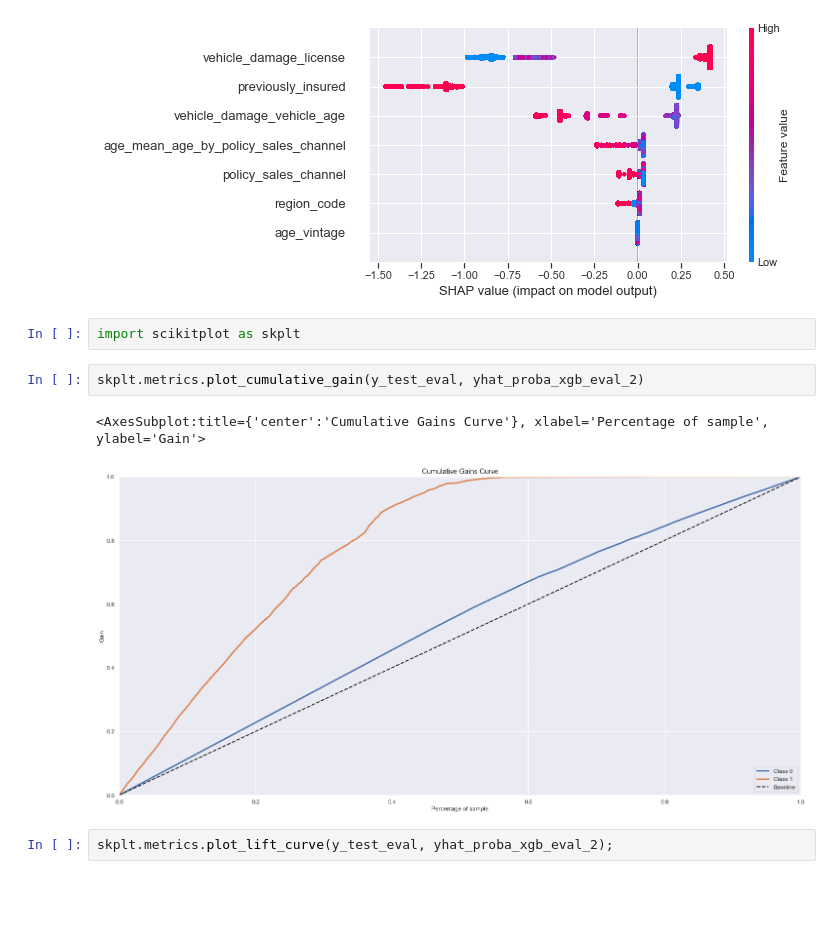
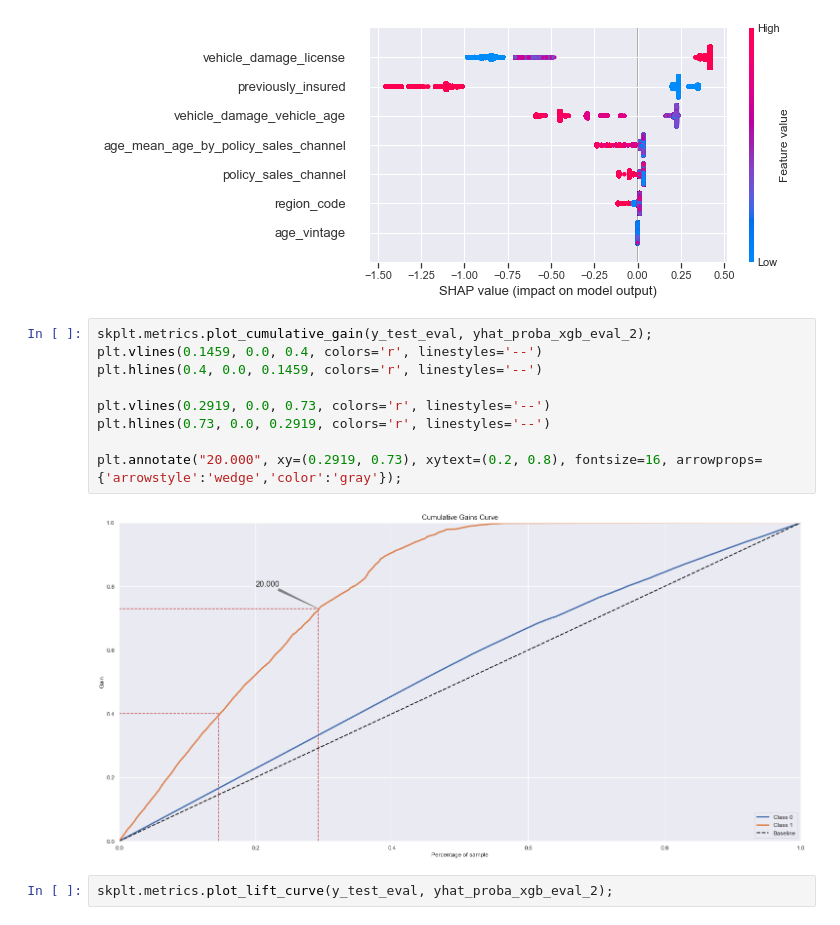
Before and after one commit to FabioCaffarello/insurance-cross-sell, a Jupyter notebook: 01-Notebooks/end_to_end_insurance_cross_sell.ipynb, the cells around one changed output. Cells and saved outputs as stored; diff of their text form; blank space fills up the shorter version.

Commit message:
cumulative gains

```diff
--- a/01-Notebooks/end_to_end_insurance_cross_sell.ipynb
+++ b/01-Notebooks/end_to_end_insurance_cross_sell.ipynb
@@ -2349,13 +2294,17 @@ shap.force_plot(explainer.expected_value, shap_values[10000,:], X_train_cv.iloc[
 shap.summary_plot(shap_values[:,:], X_train_cv)
 # %% [output]
 [figure]
-# %%
-import scikitplot as skplt
-# %%
-skplt.metrics.plot_cumulative_gain(y_test_eval, yhat_proba_xgb_eval_2)
-# %% [output]
-<AxesSubplot:title={'center':'Cumulative Gains Curve'}, xlabel='Percentage of sample', ylabel='Gain'>
-[figure, removed]
+# %%
+skplt.metrics.plot_cumulative_gain(y_test_eval, yhat_proba_xgb_eval_2);
+plt.vlines(0.1459, 0.0, 0.4, colors='r', linestyles='--')
+plt.hlines(0.4, 0.0, 0.1459, colors='r', linestyles='--')
+
+plt.vlines(0.2919, 0.0, 0.73, colors='r', linestyles='--')
+plt.hlines(0.73, 0.0, 0.2919, colors='r', linestyles='--')
+
+plt.annotate("20.000", xy=(0.2919, 0.73), xytext=(0.2, 0.8), fontsize=16, arrowprops={'arrowstyle':'wedge','color':'gray'});
+# %% [output]
+[figure, added]
 # %%
 skplt.metrics.plot_lift_curve(y_test_eval, yhat_proba_xgb_eval_2);
 # %% [output]
```
Also changed, not shown: parts of 6 cells of this notebook.
